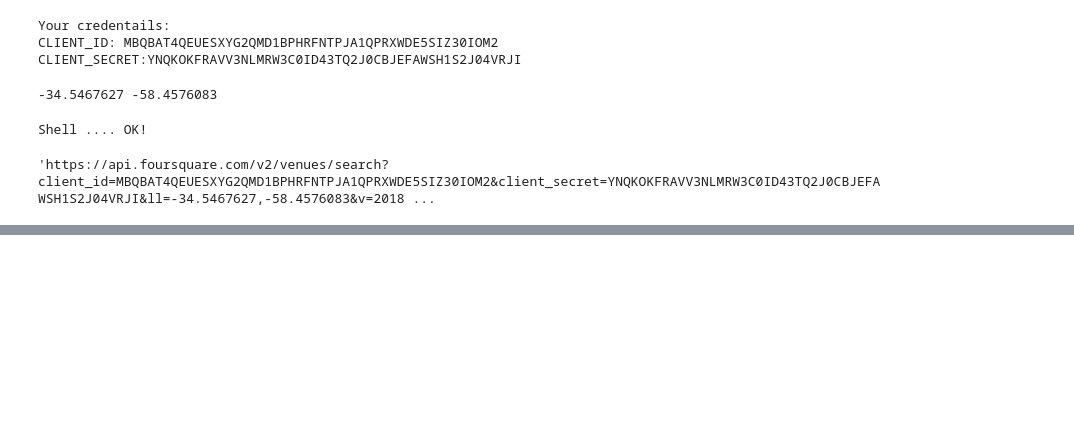
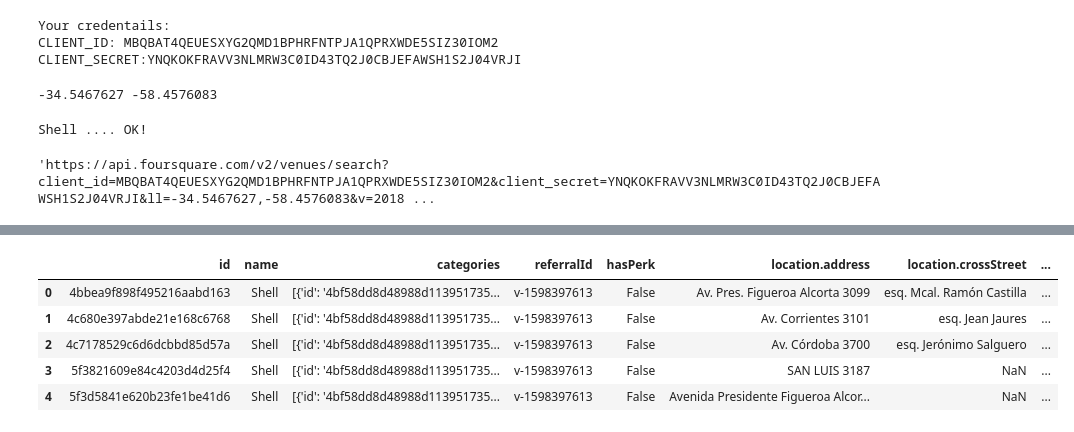
Before and after one commit to ezevischi/capstone, a Jupyter notebook: Capstone_Project_The_Battle_of_Neighborhoods.ipynb, the cells around one changed output, grey strips where cells are left out. Drawn from its saved outputs; the diff is of its cells as text; code cells hidden in the pictures; blank space fills up the shorter version.

```diff
--- a/Capstone_Project_The_Battle_of_Neighborhoods.ipynb
+++ b/Capstone_Project_The_Battle_of_Neighborhoods.ipynb
@@ -173,0 +210,14 @@ venues_map
+# %%
+# assign relevant part of JSON to venues
+venues = results['response']['venues']
+
+# tranform venues into a dataframe
+dataframe = json_normalize(venues)
+dataframe.head()
+# %% [output]
+|  | id | name | categories | referralId | hasPerk | location.address | location.crossStreet | ... |
+| 0 | 4bbea9f898f495216aabd163 | Shell | [{'id': '4bf58dd8d48988d113951735... | v-1598397613 | False | Av. Pres. Figueroa Alcorta 3099 | esq. Mcal. Ramón Castilla | ... |
+| 1 | 4c680e397abde21e168c6768 | Shell | [{'id': '4bf58dd8d48988d113951735... | v-1598397613 | False | Av. Corrientes 3101 | esq. Jean Jaures | ... |
+| 2 | 4c7178529c6d6dcbbd85d57a | Shell | [{'id': '4bf58dd8d48988d113951735... | v-1598397613 | False | Av. Córdoba 3700 | esq. Jerónimo Salguero | ... |
+| 3 | 5f3821609e84c4203d4d25f4 | Shell | [{'id': '4bf58dd8d48988d113951735... | v-1598397613 | False | SAN LUIS 3187 | NaN | ... |
+| 4 | 5f3d5841e620b23fe1be41d6 | Shell | [{'id': '4bf58dd8d48988d113951735... | v-1598397613 | False | Avenida Presidente Figueroa Alcor... | NaN | ... |
```
Also changed, not shown: parts of 13 cells of this notebook.
